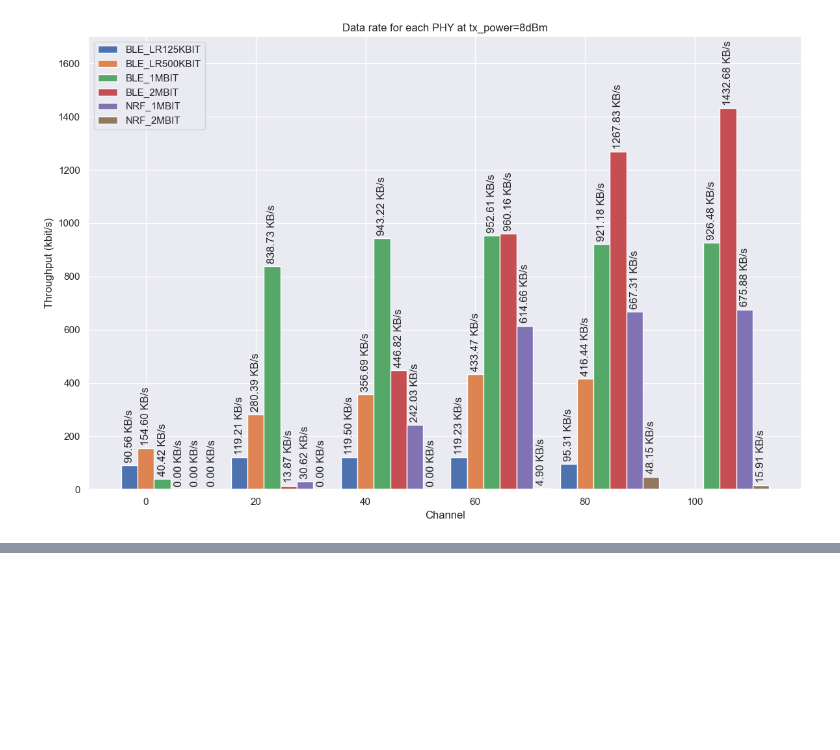
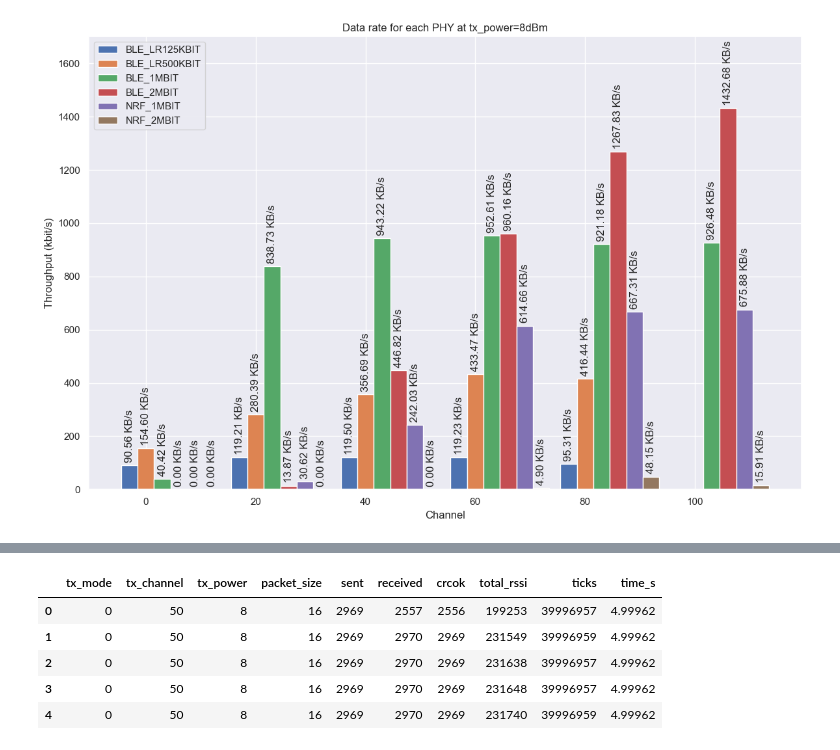
Before and after one commit to nickyu42/nrf-radio-phy-testing, a Jupyter notebook: rf_data.ipynb, the cells around one changed output, grey strips where cells are left out. Saved outputs shown, nothing was run; the diff lists cells and outputs as text; code cells hidden in the pictures; blank space fills up the shorter version.

```diff
--- a/rf_data.ipynb
+++ b/rf_data.ipynb
@@ -262,0 +267,16 @@ ax.legend()
+# %%
+headers = (
+    'tx_mode', 'tx_channel', 'tx_power', 'packet_size',
+    'sent', 'received', 'crcok', 'total_rssi',
+    'ticks', 'time_s',
+)
+
+df = pd.read_csv('results_packetsize_20cm.csv', names=headers)
+df.head()
+# %% [output]
+|  | tx_mode | tx_channel | tx_power | packet_size | sent | received | crcok | total_rssi | ticks | time_s |
+| 0 | 0 | 50 | 8 | 16 | 2969 | 2557 | 2556 | 199253 | 39996957 | 4.99962 |
+| 1 | 0 | 50 | 8 | 16 | 2969 | 2970 | 2969 | 231549 | 39996959 | 4.99962 |
+| 2 | 0 | 50 | 8 | 16 | 2969 | 2970 | 2969 | 231638 | 39996957 | 4.99962 |
+| 3 | 0 | 50 | 8 | 16 | 2969 | 2970 | 2969 | 231648 | 39996957 | 4.99962 |
+| 4 | 0 | 50 | 8 | 16 | 2969 | 2970 | 2969 | 231740 | 39996959 | 4.99962 |
```
Also changed, not shown: parts of 5 cells of this notebook, 7 other files.
